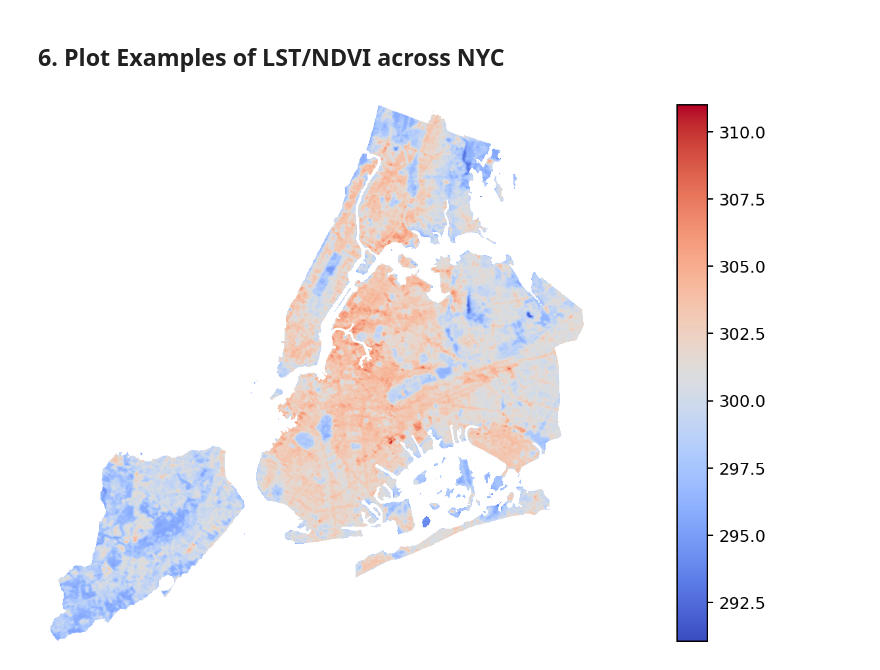
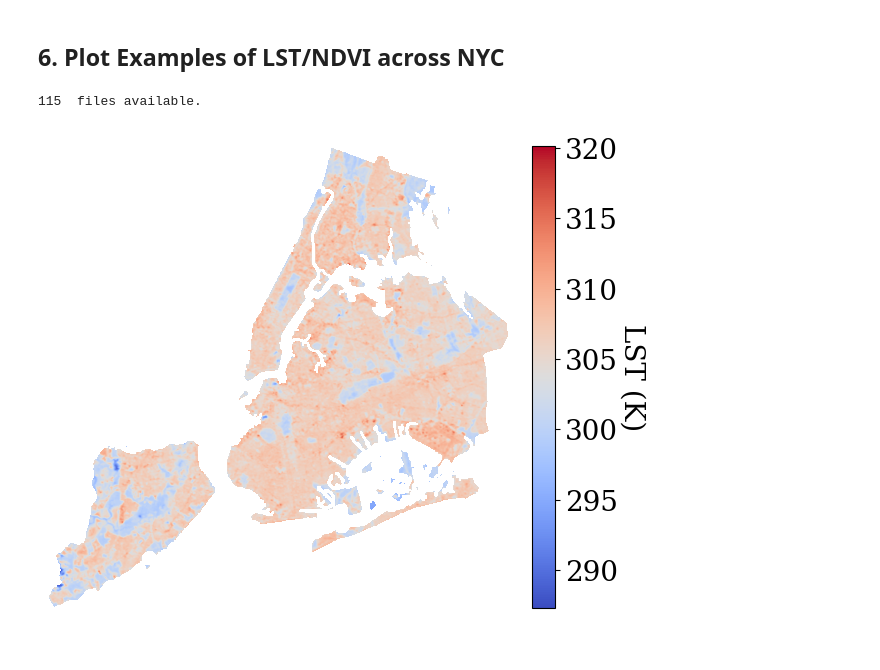
Before and after one commit to aderras/nyc-lst-ndvi, a Jupyter notebook: 00-notebooks/5_plot-results.ipynb, the cells around one changed output. Saved outputs shown, nothing was run; the diff lists cells and outputs as text; code cells hidden in the pictures.

Commit message:
uploading aggregated summary stats and minor edits in notebooks

```diff
--- a/00-notebooks/5_plot-results.ipynb
+++ b/00-notebooks/5_plot-results.ipynb
@@ -34,11 +34,17 @@ import helpers
 import os
 import pandas as pd
 import matplotlib.pyplot as plt
-import seaborn as sns
 import geopandas as gpd
 
+import pandas as pd
+import rioxarray as rxr
 
-import rioxarray as rxr
+# The following chunk of code is used to specify the default font in figures\n",
+import matplotlib as mpl
+import matplotlib.font_manager as font_manager
+mpl.rcParams['font.family'] = "serif"
+mpl.rcParams['font.serif'] = "DejaVu Serif"
+mpl.rcParams['font.stretch'] = "ultra-expanded"
 
 DIR_PARENT = os.path.abspath(os.path.join(os.getcwd(), os.pardir))
 DIR_DATA = DIR_PARENT + "/02-data"
@@ -562,0 +593,7 @@ plt.savefig(DIR_FIGS + "/m4_boxplots_"+column_choice+"-"+prefix_fname[obs_choice
+# %%
+# The following chunk of code is used to specify the default font in figures\n",
+import matplotlib as mpl
+import matplotlib.font_manager as font_manager
+mpl.rcParams['font.family'] = "serif"
+mpl.rcParams['font.serif'] = "DejaVu Serif"
+mpl.rcParams['font.stretch'] = "ultra-expanded"
@@ -674,34 +878,38 @@ plt.savefig(DIR_FIGS + "/cloud-cover-example-holc-boundary.png", bbox_inches = "
 # %% [markdown]
 ## 6. Plot Examples of LST/NDVI across NYC
+# %%
+## USER INPUTS #####################################################################
+obs_choice = 0 # OPTIONS: 0 for LST and 1 for NDVI
+column_choice = "median" # OPTIONS: median, mean, min, max, std
+## END USER INPUTS #################################################################
+
+clipped_filenames = []
+if obs_choice==0:
+    helpers.get_filenames(DIR_LST_CLIPPED_NYC, clipped_filenames)
+else:
+    helpers.get_filenames(DIR_NDVI_CLIPPED_NYC, clipped_filenames)
+
+print(len(clipped_filenames)," files available.")
+# %% [output]
+115  files available.
 # %%
-## USER INPUTS #####################################################################
-obs_choice = 0 # OPTIONS: 0 for LST and 1 for NDVI
-column_choice = "median" # OPTIONS: median, mean, min, max, std
-## END USER INPUTS #################################################################
+fn_index = 100
 
-clipped_filenames = []
-if obs_choice==0:
-    helpers.get_filenames(DIR_LST_CLIPPED_NYC, clipped_filenames)
-else:
-    helpers.get_filenames(DIR_NDVI_CLIPPED_NYC, clipped_filenames)
-clipped = rxr.open_rasterio(clipped_filenames[2], masked=True).squeeze()
+# Choose which file to upload
+clipped = rxr.open_rasterio(clipped_filenames[fn_index], masked=True).squeeze()
 
-clipped_masked = clipped.where(clipped_masked != -9999.0)
+cbarlabel = "LST (K)" if obs_choice==0 else "NDVI"
+cmap = "coolwarm" if obs_choice==0 else "YlGn"
 
-import matplotlib.gridspec as gridspec
+fig, ax = plt.subplots()
 
-"""Plot the boundary overlaid on the image"""
-gs = gridspec.GridSpec(1,2,width_ratios=[20,1])
-fig = plt.figure(facecolor='w', dpi=180)
-ax1 = fig.add_subplot(gs[0])
-ax1.grid(False)
-if obs_choice==0:
-    amap = ax1.imshow(clipped_masked, cmap="coolwarm")
-else:
-    amap = ax1.imshow(clipped_masked)
-fig.colorbar(amap, cax=fig.add_subplot(gs[1]))
-ax1.set_axis_off()
+im = ax.imshow(clipped.to_numpy(), cmap=cmap)
+cbar = plt.colorbar(im,fraction=0.046, pad=0.04)
+cbar.ax.tick_params(labelsize=20)
+cbar.ax.set_ylabel(cbarlabel, rotation=270, labelpad=20, size=20)
+ax.set_axis_off()
 
-plt.savefig(DIR_FIGS +"/example_"+prefix_fname[obs_choice]+".png", bbox_inches="tight")
+fname = "lst_example.png" if obs_choice==0 else "ndvi_example.png"
+# plt.savefig(fname, bbox_inches="tight", dpi=1000)
 # %% [output]
-[figure, old version]
+[figure, new version]
```
Also changed, not shown: parts of 16 cells of this notebook, 14 other files.
